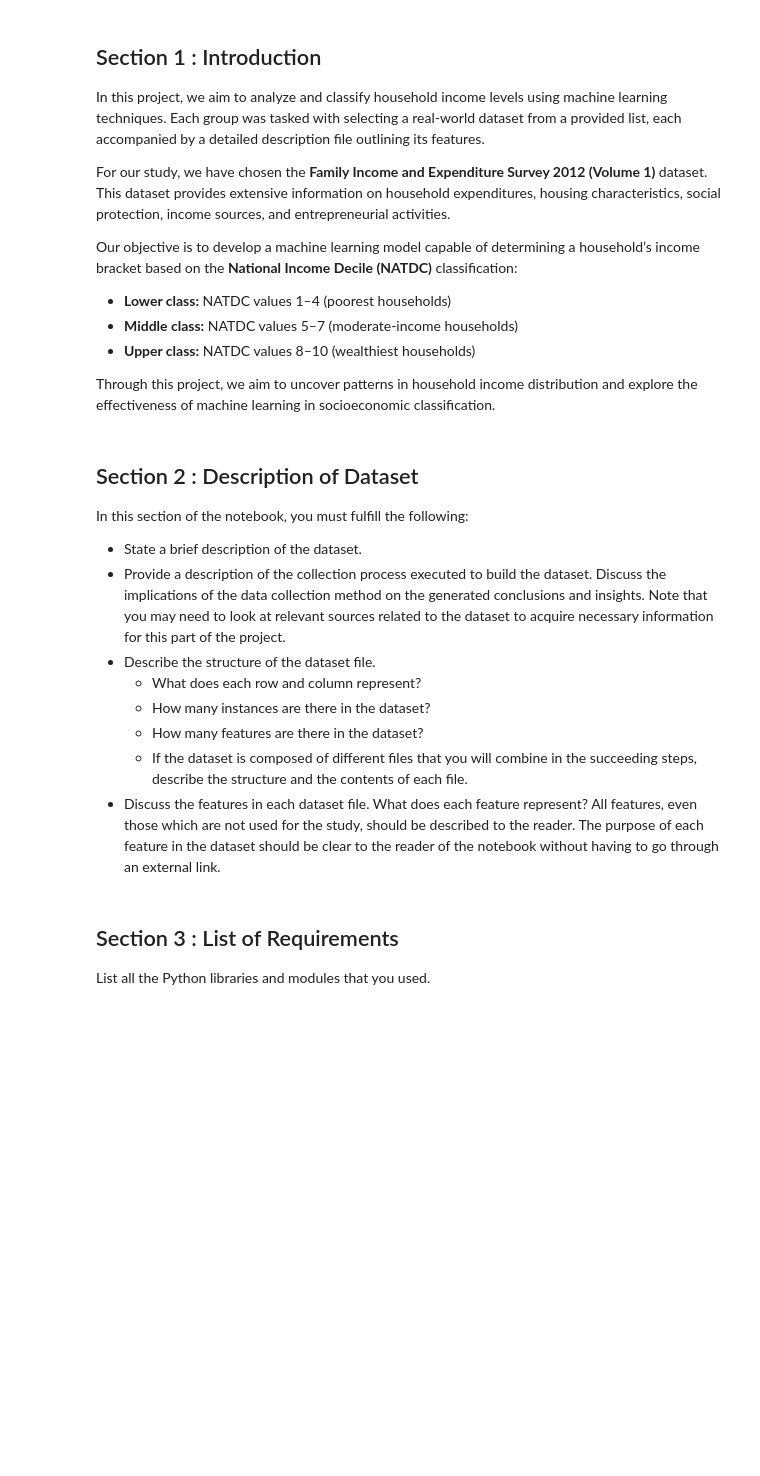
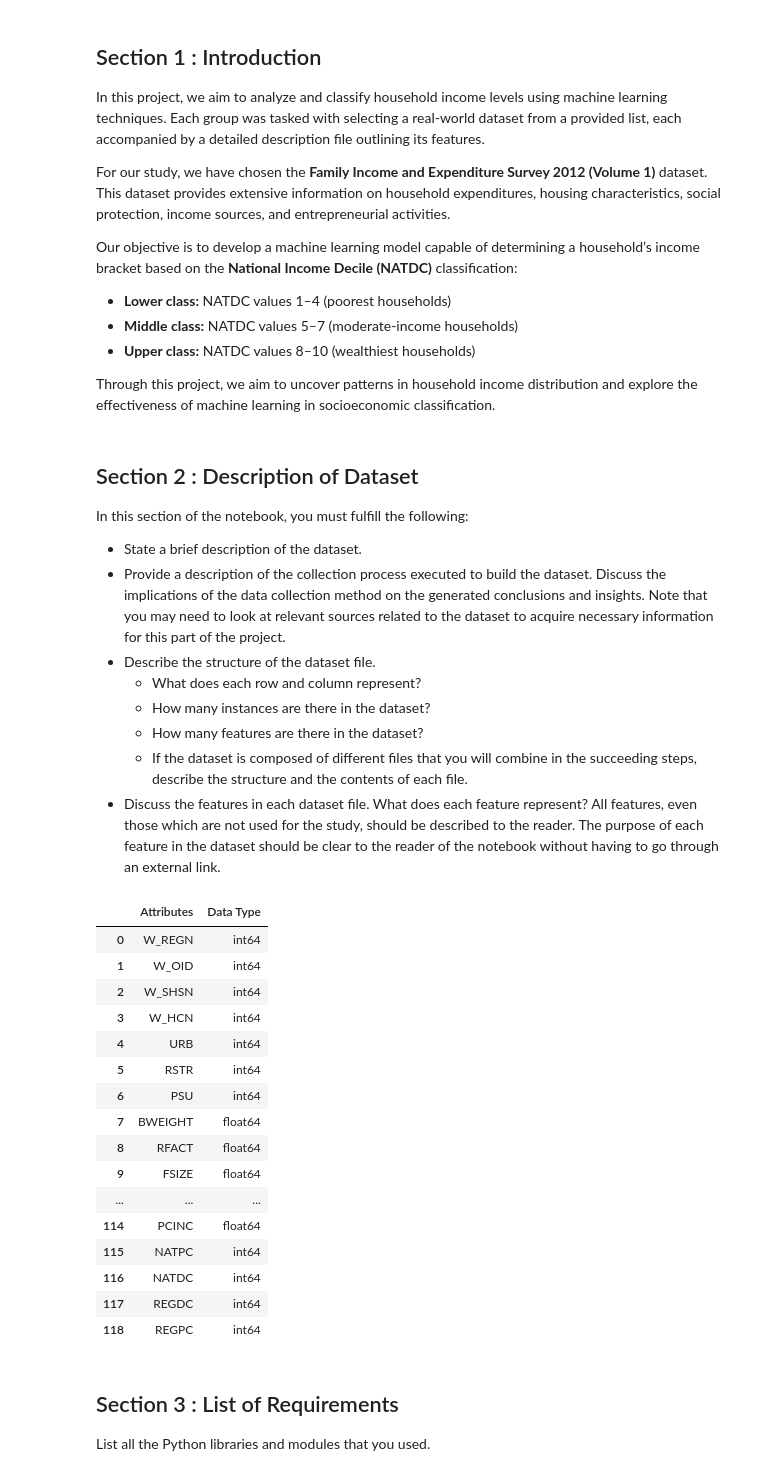
Before and after one commit to Nawshhh/MCO-STINTSY, a Jupyter notebook: MCO.ipynb, the cells around one changed output. Saved outputs shown, nothing was run; the diff lists cells and outputs as text; code cells hidden in the pictures; blank space fills up the shorter version.

Commit message:
Section 2: Added table for data attributes

```diff
--- a/MCO.ipynb
+++ b/MCO.ipynb
@@ -34,7 +34,7 @@ Our objective is to develop a machine learning model capable of determining a ho
 
 Through this project, we aim to uncover patterns in household income distribution and explore the effectiveness of machine learning in socioeconomic classification.
 # %% [markdown]
-## Section 2 : Description of Dataset
+ ## Section 2 : Description of Dataset
 In this section of the notebook, you must fulfill the following:
 - State a brief description of the dataset.
 - Provide a description of the collection process executed to build the dataset. Discuss the implications of the data collection method on the generated conclusions and insights. Note that you may need to look at relevant sources related to the dataset to acquire necessary information for this part of the project.
@@ -44,6 +44,47 @@ In this section of the notebook, you must fulfill the following:
     - How many features are there in the dataset?
     - If the dataset is composed of different files that you will combine in the succeeding steps, describe the structure and the contents of each file.
 - Discuss the features in each dataset file. What does each feature represent? All features, even those which are not used for the study, should be described to the reader. The purpose of each feature in the dataset should be clear to the reader of the notebook without having to go through an external link.
+# %%
+import pandas as pd
+
+file = "dataset.CSV"
+df = pd.read_csv(file)
+
+
+tabular_df = pd.DataFrame({
+    "Attributes": df.columns,
+    "Data Type": df.dtypes.values
+})
+
+styled_df = tabular_df.style.set_properties(**{
+    'text-align': 'center',
+    'border': '1px solid #ccc',
+    'width': '500px',
+    'padding': '10px'
+}).set_table_styles([
+    {'selector': 'th', 'props': [('text-align', 'center'), ('font-weight', 'bold'), ('font-size', '14px')]}
+])
+
+
+styled_df
+# %% [output]
+|  | Attributes | Data Type |
+| 0 | W_REGN | int64 |
+| 1 | W_OID | int64 |
+| 2 | W_SHSN | int64 |
+| 3 | W_HCN | int64 |
+| 4 | URB | int64 |
+| 5 | RSTR | int64 |
+| 6 | PSU | int64 |
+| 7 | BWEIGHT | float64 |
+| 8 | RFACT | float64 |
+| 9 | FSIZE | float64 |
+| ... | ... | ... |
+| 114 | PCINC | float64 |
+| 115 | NATPC | int64 |
+| 116 | NATDC | int64 |
+| 117 | REGDC | int64 |
+| 118 | REGPC | int64 |
 # %% [markdown]
 ## Section 3 : List of Requirements
 List all the Python libraries and modules that you used.
```
